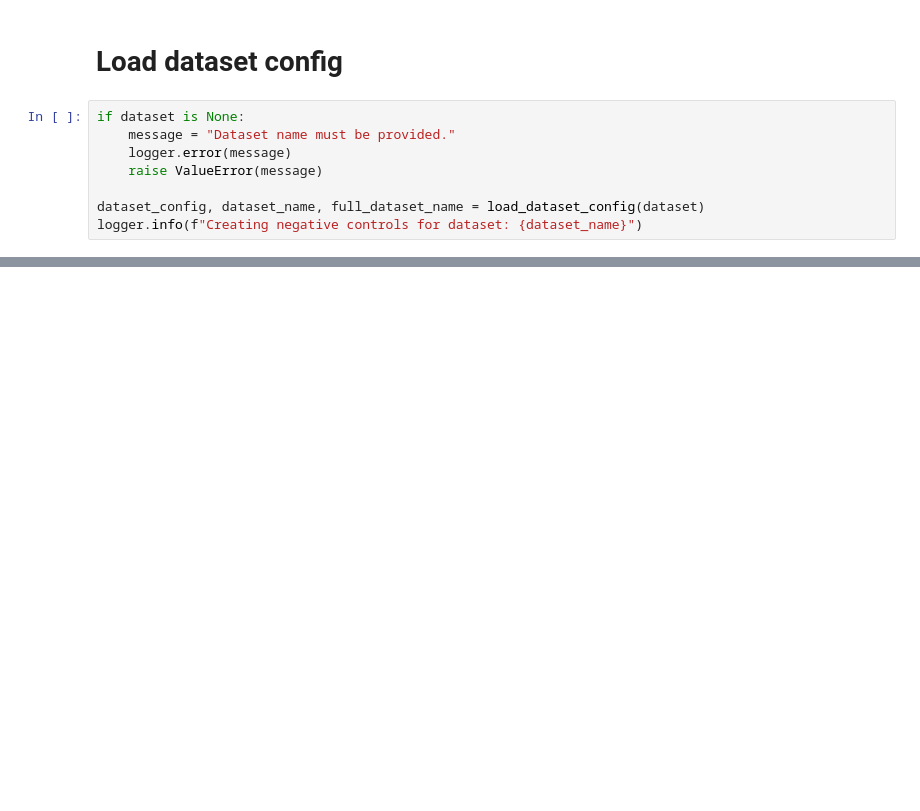
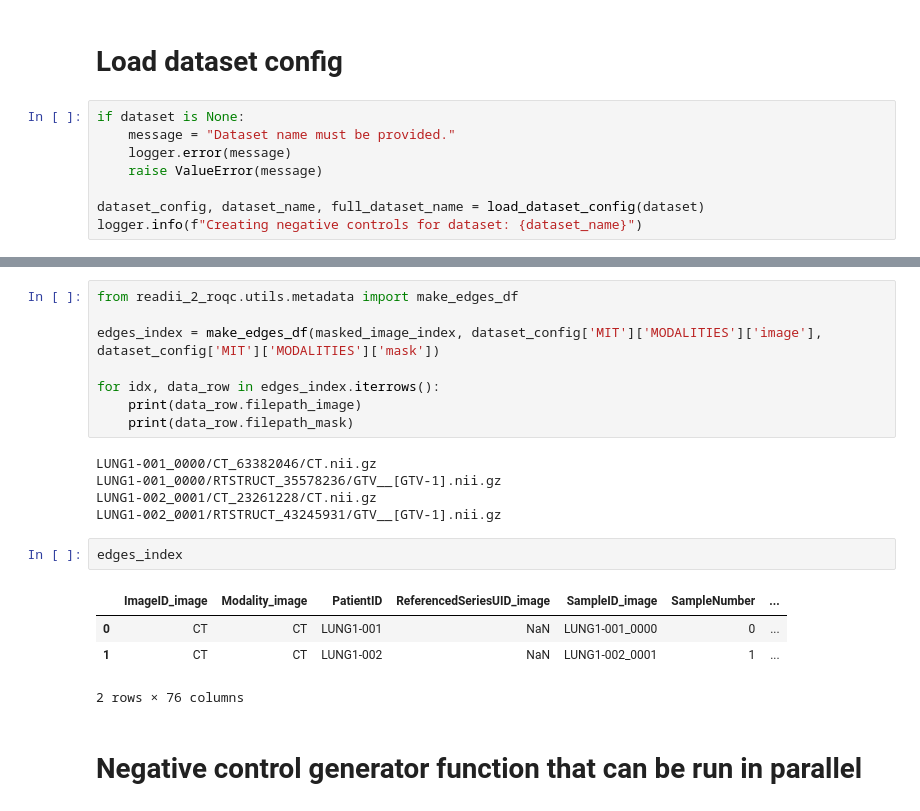
Before and after one commit to bhklab/readii_2_roqc, a Jupyter notebook: sandbox/restructure_make_negative_controls.ipynb, the cells around one changed output, grey strips where cells are left out. Cells and saved outputs as stored; diff of their text form; blank space fills up the shorter version.

```diff
--- a/sandbox/restructure_make_negative_controls.ipynb
+++ b/sandbox/restructure_make_negative_controls.ipynb
@@ -33,0 +80,22 @@ get_readii_settings(dataset_config)
+# %%
+from readii_2_roqc.utils.metadata import make_edges_df
+
+edges_index = make_edges_df(masked_image_index, dataset_config['MIT']['MODALITIES']['image'], dataset_config['MIT']['MODALITIES']['mask'])
+
+for idx, data_row in edges_index.iterrows():
+    print(data_row.filepath_image)
+    print(data_row.filepath_mask)
+# %% [output]
+LUNG1-001_0000/CT_63382046/CT.nii.gz
+LUNG1-001_0000/RTSTRUCT_35578236/GTV__[GTV-1].nii.gz
+LUNG1-002_0001/CT_23261228/CT.nii.gz
+LUNG1-002_0001/RTSTRUCT_43245931/GTV__[GTV-1].nii.gz
+# %%
+edges_index
+# %% [output]
+|  | ImageID_image | Modality_image | PatientID | ReferencedSeriesUID_image | SampleID_image | SampleNumber | ... |
+| 0 | CT | CT | LUNG1-001 | NaN | LUNG1-001_0000 | 0 | ... |
+| 1 | CT | CT | LUNG1-002 | NaN | LUNG1-002_0001 | 1 | ... |
+2 rows × 76 columns
+# %% [markdown]
+# Negative control generator function that can be run in parallel
```
Also changed, not shown: parts of 13 cells of this notebook.
